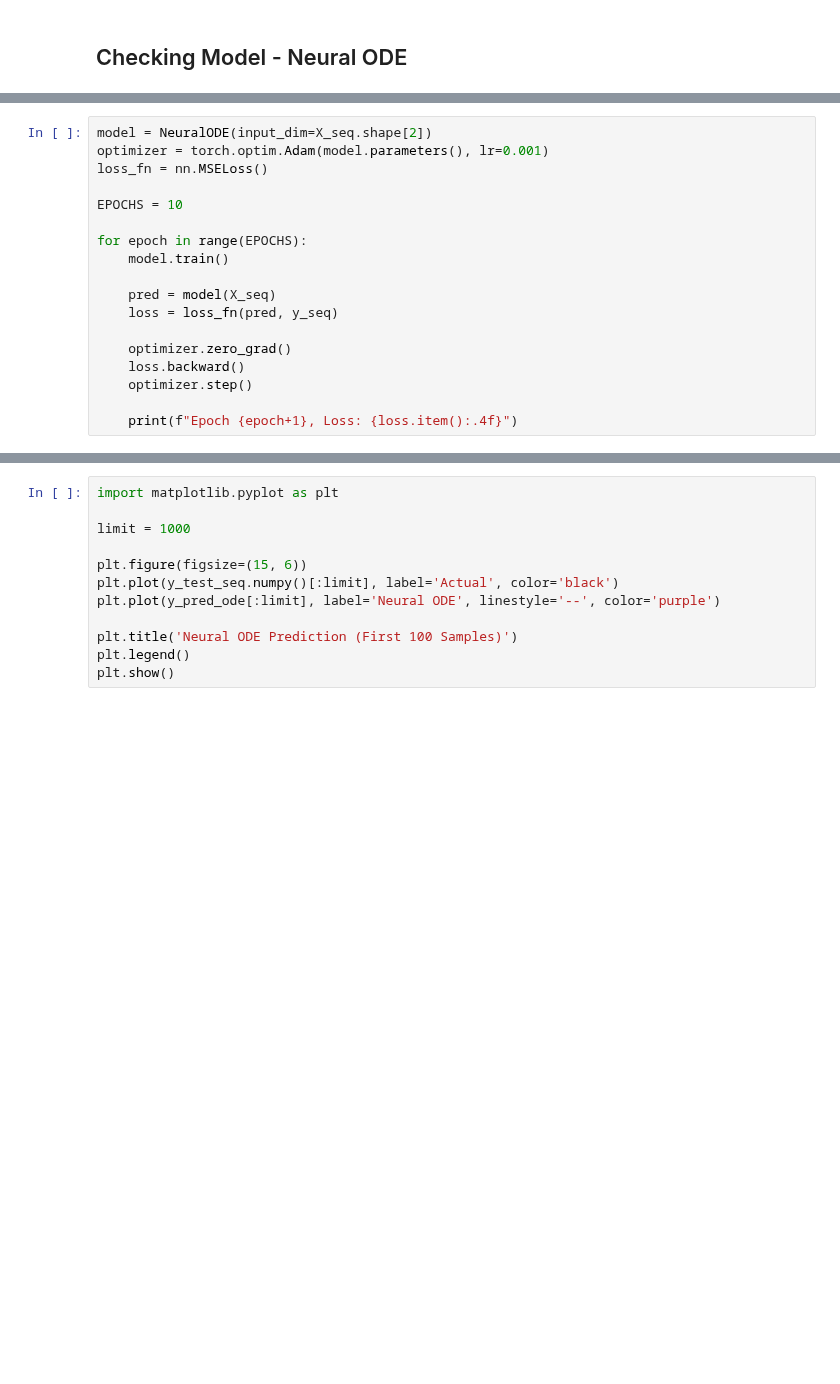
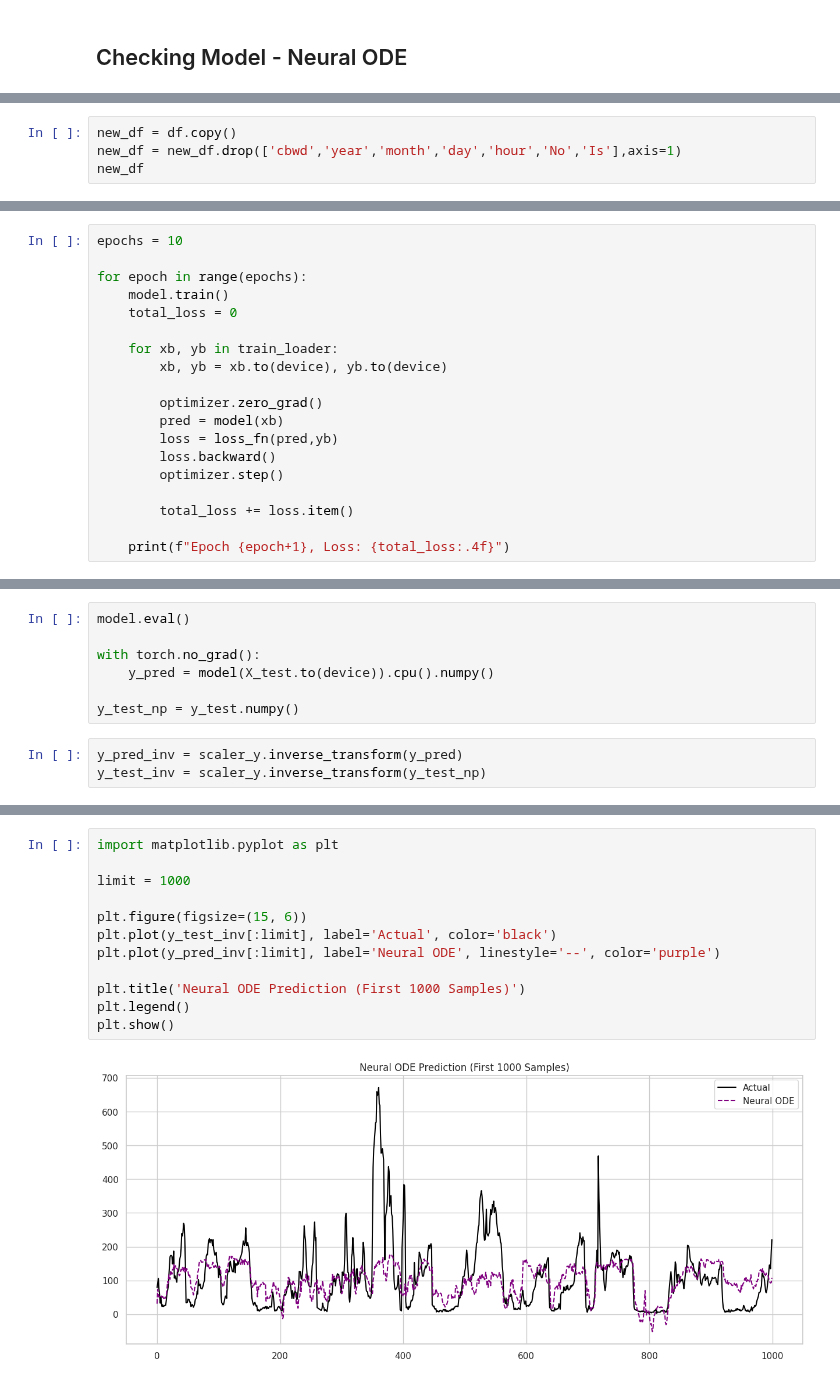
Before and after one commit to Murali47k/Neural-ODE-with-XAI, a Jupyter notebook: node_xai.ipynb, the cells around one changed output, grey strips where cells are left out. Cells and saved outputs as stored; diff of their text form; blank space fills up the shorter version.

Commit message:
node_xai : implemented Neural ODE with 1 layer

```diff
--- a/node_xai.ipynb
+++ b/node_xai.ipynb
@@ -330,0 +333,4 @@ Successfully installed torchdiffeq-0.2.5
+# %%
+new_df = df.copy()
+new_df = new_df.drop(['cbwd','year','month','day','hour','No','Is'],axis=1)
+new_df
@@ -389,18 +449,19 @@ class NeuralODE(nn.Module):
 # %%
-model = NeuralODE(input_dim=X_seq.shape[2])
-optimizer = torch.optim.Adam(model.parameters(), lr=0.001)
-loss_fn = nn.MSELoss()
+epochs = 10
 
-EPOCHS = 10
+for epoch in range(epochs):
+    model.train()
+    total_loss = 0
 
-for epoch in range(EPOCHS):
-    model.train()
+    for xb, yb in train_loader:
+        xb, yb = xb.to(device), yb.to(device)
 
-    pred = model(X_seq)
-    loss = loss_fn(pred, y_seq)
+        optimizer.zero_grad()
+        pred = model(xb)
+        loss = loss_fn(pred,yb)
+        loss.backward()
+        optimizer.step()
 
-    optimizer.zero_grad()
-    loss.backward()
-    optimizer.step()
+        total_loss += loss.item()
 
-    print(f"Epoch {epoch+1}, Loss: {loss.item():.4f}")
+    print(f"Epoch {epoch+1}, Loss: {total_loss:.4f}")
@@ -420,0 +481,10 @@ with torch.no_grad():
+# %%
+model.eval()
+
+with torch.no_grad():
+    y_pred = model(X_test.to(device)).cpu().numpy()
+
+y_test_np = y_test.numpy()
+# %%
+y_pred_inv = scaler_y.inverse_transform(y_pred)
+y_test_inv = scaler_y.inverse_transform(y_test_np)
@@ -426,12 +505,14 @@ print("R2 Score:", r2_score(y_test_seq.numpy(), y_pred_ode))
 # %%
 import matplotlib.pyplot as plt
 
 limit = 1000
 
 plt.figure(figsize=(15, 6))
-plt.plot(y_test_seq.numpy()[:limit], label='Actual', color='black')
-plt.plot(y_pred_ode[:limit], label='Neural ODE', linestyle='--', color='purple')
+plt.plot(y_test_inv[:limit], label='Actual', color='black')
+plt.plot(y_pred_inv[:limit], label='Neural ODE', linestyle='--', color='purple')
 
-plt.title('Neural ODE Prediction (First 100 Samples)')
+plt.title('Neural ODE Prediction (First 1000 Samples)')
 plt.legend()
 plt.show()
+# %% [output]
+[figure, added]
```
Also changed, not shown: parts of 18 cells of this notebook.
